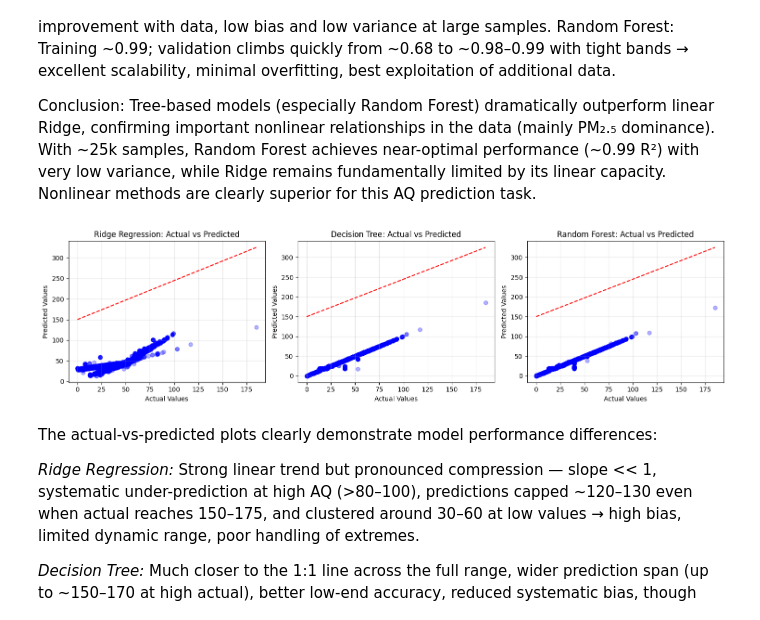
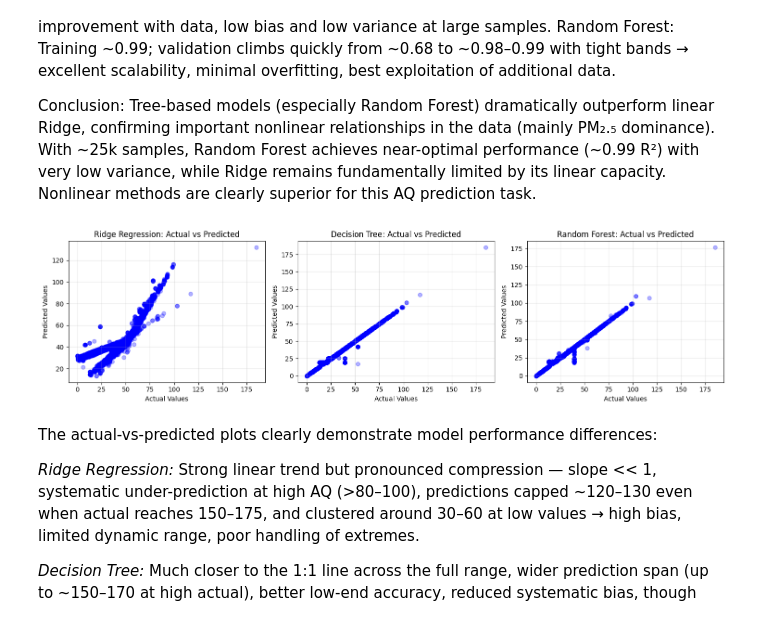
Before and after one commit to ZandomeneghiChiara/AirQuality_Altamura, a Jupyter notebook: Altamura_AQ.ipynb, the cells around one changed output. Drawn from its saved outputs; the diff is of its cells as text; code cells hidden in the pictures.

```diff
--- a/Altamura_AQ.ipynb
+++ b/Altamura_AQ.ipynb
@@ -145,6 +145,9 @@ aq_df[datetime_col] = aq_df[datetime_col].str.replace(r'\.0+$', '', regex=True)
 aq_df[datetime_col] = pd.to_datetime(aq_df[datetime_col], errors='coerce')
 # Then format exactly as you want when saving/displaying:
 aq_df[datetime_col] = aq_df[datetime_col].dt.strftime('%Y/%m/%d %H:%M:%S')
+
+# Drop duplicate format DateTime
+aq_df = aq_df.drop_duplicates(subset=[datetime_col], keep='first')
 # %%
 #show dataframe info
 aq_df.info()
@@ -1121,20 +1124,19 @@ Conclusion: Tree-based models (especially Random Forest) dramatically outperform
 # %%
 #ACTUAL VS PREDICTED
 
 plt.figure(figsize = (15, 4))
 for i, (name, model) in enumerate(models.items(), 1):
     y_pred = model.predict(X_test)
     plt.subplot(1, 3, i)
     plt.scatter(y_test, y_pred, alpha = 0.3, color = 'blue')
-    plt.plot([y_test.min(), y_test.max()], [150, 325], 'r--') #perfect prediction line
     plt.title(f'{name}: Actual vs Predicted', fontsize = 12)
     plt.xlabel('Actual Values')
     plt.ylabel('Predicted Values')
     plt.grid(alpha = 0.3)
 plt.tight_layout()
 plt.show()
 # %% [output]
-[figure, old version]
+[figure, new version]
 # %% [markdown]
 The actual-vs-predicted plots clearly demonstrate model performance differences:
 
```
Also changed, not shown: parts of 25 cells of this notebook.
